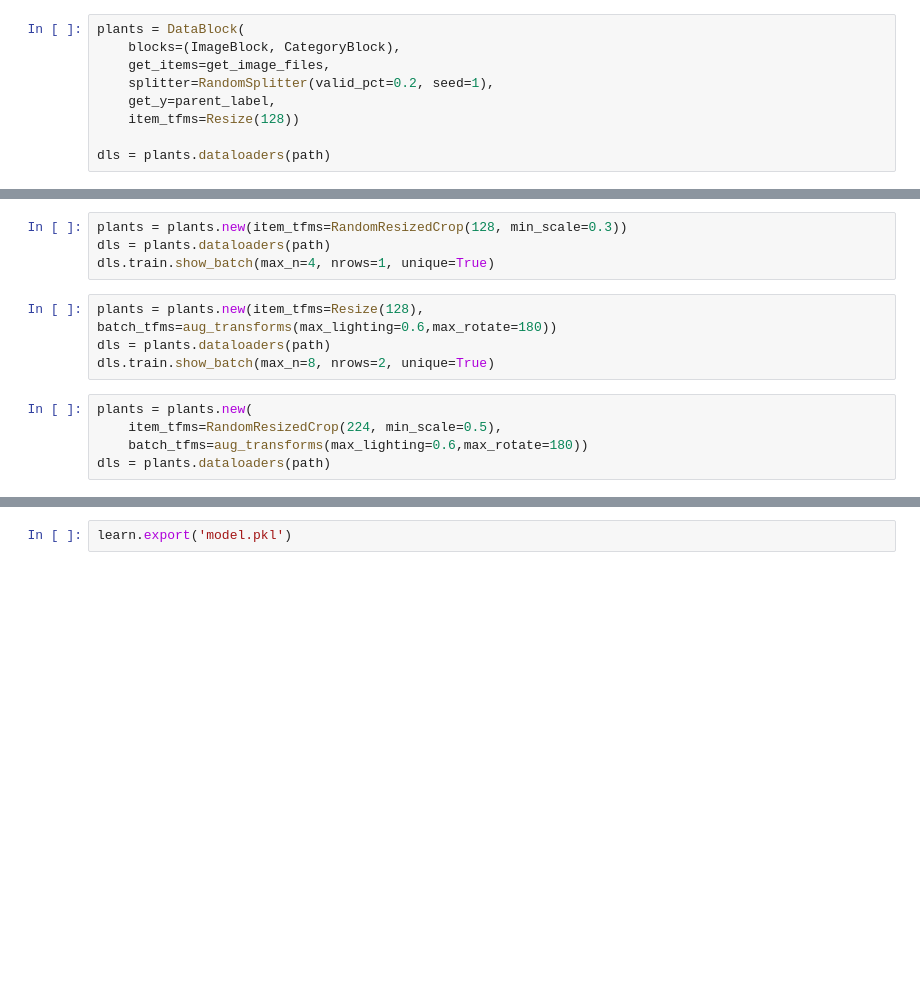
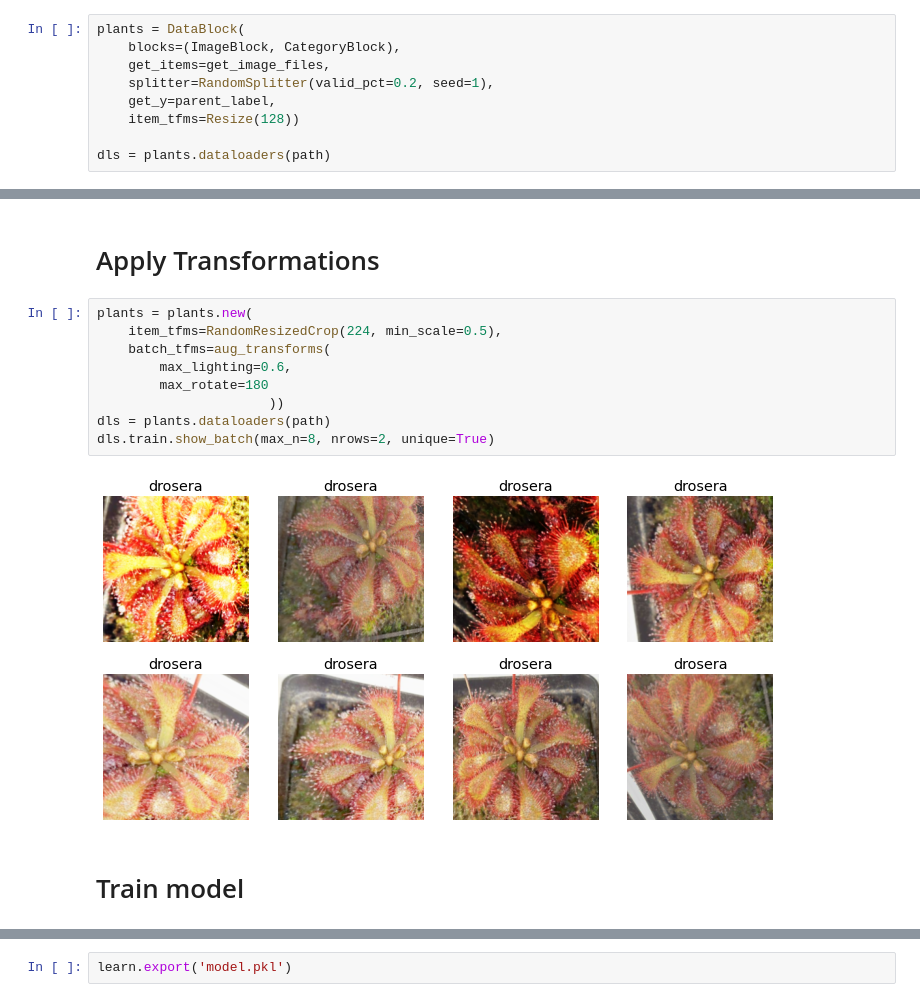
Before and after one commit to MoveNextFr/HITW, a Jupyter notebook: ImageClassification/HITW_FASTAI_TRAIN.ipynb, the cells around one changed output, grey strips where cells are left out. Drawn from its saved outputs; the diff is of its cells as text; blank space fills up the shorter version.

```diff
--- a/ImageClassification/HITW_FASTAI_TRAIN.ipynb
+++ b/ImageClassification/HITW_FASTAI_TRAIN.ipynb
@@ -35,16 +76,18 @@ dls.valid.show_batch(max_n=10, nrows=2)
+# %% [markdown]
+# Apply Transformations
 # %%
-plants = plants.new(item_tfms=RandomResizedCrop(128, min_scale=0.3))
+plants = plants.new(
+    item_tfms=RandomResizedCrop(224, min_scale=0.5),
+    batch_tfms=aug_transforms(
+        max_lighting=0.6,
+        max_rotate=180
+                      ))
 dls = plants.dataloaders(path)
-dls.train.show_batch(max_n=4, nrows=1, unique=True)
+dls.train.show_batch(max_n=8, nrows=2, unique=True)
+# %% [output]
+[figure, added]
-# %%
-plants = plants.new(item_tfms=Resize(128), batch_tfms=aug_transforms(max_lighting=0.6,max_rotate=180))
-dls = plants.dataloaders(path)
-dls.train.show_batch(max_n=8, nrows=2, unique=True)
-# %%
-plants = plants.new(
-    item_tfms=RandomResizedCrop(224, min_scale=0.5),
-    batch_tfms=aug_transforms(max_lighting=0.6,max_rotate=180))
-dls = plants.dataloaders(path)
+# %% [markdown]
+# Train model
 # %%
 learn = cnn_learner(dls, resnet18, metrics=error_rate)
 learn.fine_tune(4)
```
Also changed, not shown: parts of 15 cells of this notebook.
